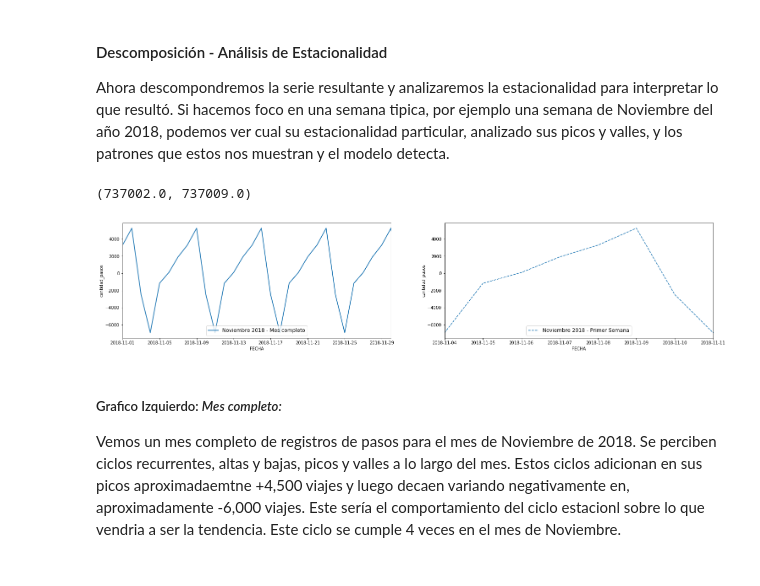
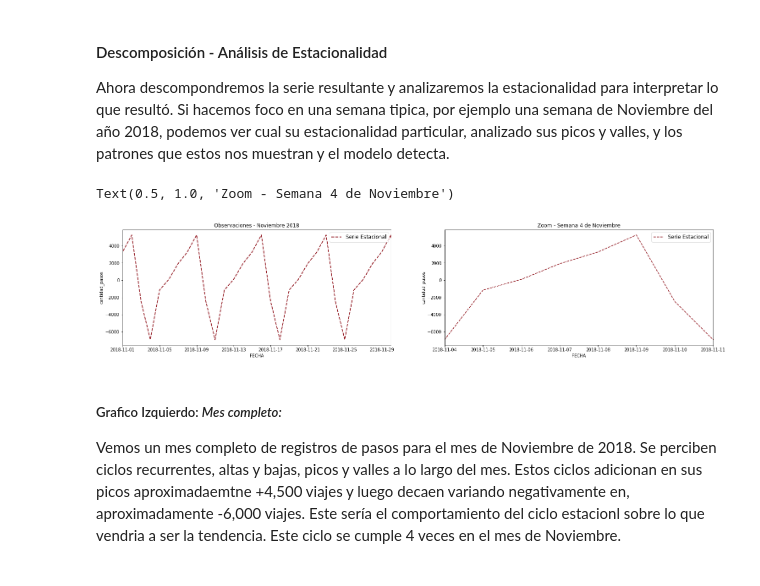
Before and after one commit to torres-federico-e/Acamica_proyecto_3, a Jupyter notebook: Proyecto 3 - Series de Tiempo.ipynb, the cells around one changed output. Saved outputs shown, nothing was run; the diff lists cells and outputs as text; code cells hidden in the pictures.

```diff
--- a/Proyecto 3 - Series de Tiempo.ipynb
+++ b/Proyecto 3 - Series de Tiempo.ipynb
@@ -801,19 +804,22 @@ Ahora descompondremos la serie resultante y analizaremos la estacionalidad para
 # %%
 plt.figure(figsize=(25,5))
 a1=plt.subplot(121)
 #plt.plot(np.zeros(st.seasonal.size) , c='r')
-sns.lineplot(data=st.seasonal, lw=1.8, label='Noviembre 2018 - Mes completo');
-plt.xlabel("FECHA"); a1.legend(loc='lower center', fontsize=12)
+sns.lineplot(data=st.seasonal,color = '#8F111A',  lw=1.8, ls='--', label='Serie Estacional');
+plt.xlabel("FECHA"); a1.legend(loc='upper right', fontsize=12)
+plt.title("Observaciones - Noviembre 2018")
 
 plt.xlim('2018-11-01', '2018-11-30')
 a2=plt.subplot(122)
-sns.lineplot(data=st.seasonal, ls='--', label='Noviembre 2018 - Primer Semana');
+sns.lineplot(data=st.seasonal, color = '#8F111A', ls='--',  label='Serie Estacional');
 plt.xlabel("FECHA"); a2.legend(loc='lower center', fontsize=12)
 plt.xlim('2018-11-04', '2018-11-11')
+a2.legend(loc='upper right', fontsize=12)
+plt.title("Zoom - Semana 4 de Noviembre")
 #plt.legend(['Mes asd', 'Semana'])
 # %% [output]
-(737002.0, 737009.0)
+Text(0.5, 1.0, 'Zoom - Semana 4 de Noviembre')
-[figure, old version]
+[figure, new version]
 # %% [markdown]
 ##### Grafico Izquierdo: _Mes completo:_
 Vemos un mes completo de registros de pasos para el mes de Noviembre de 2018. Se perciben ciclos recurrentes, altas y bajas, picos y valles a lo largo del mes. Estos ciclos adicionan en sus picos aproximadaemtne +4,500 viajes y luego decaen variando negativamente en, aproximadamente -6,000 viajes. Este sería el comportamiento del ciclo estacionl sobre lo que vendria a ser la tendencia. Este ciclo se cumple 4 veces en el mes de Noviembre.
```
Also changed, not shown: parts of 11 cells of this notebook.
